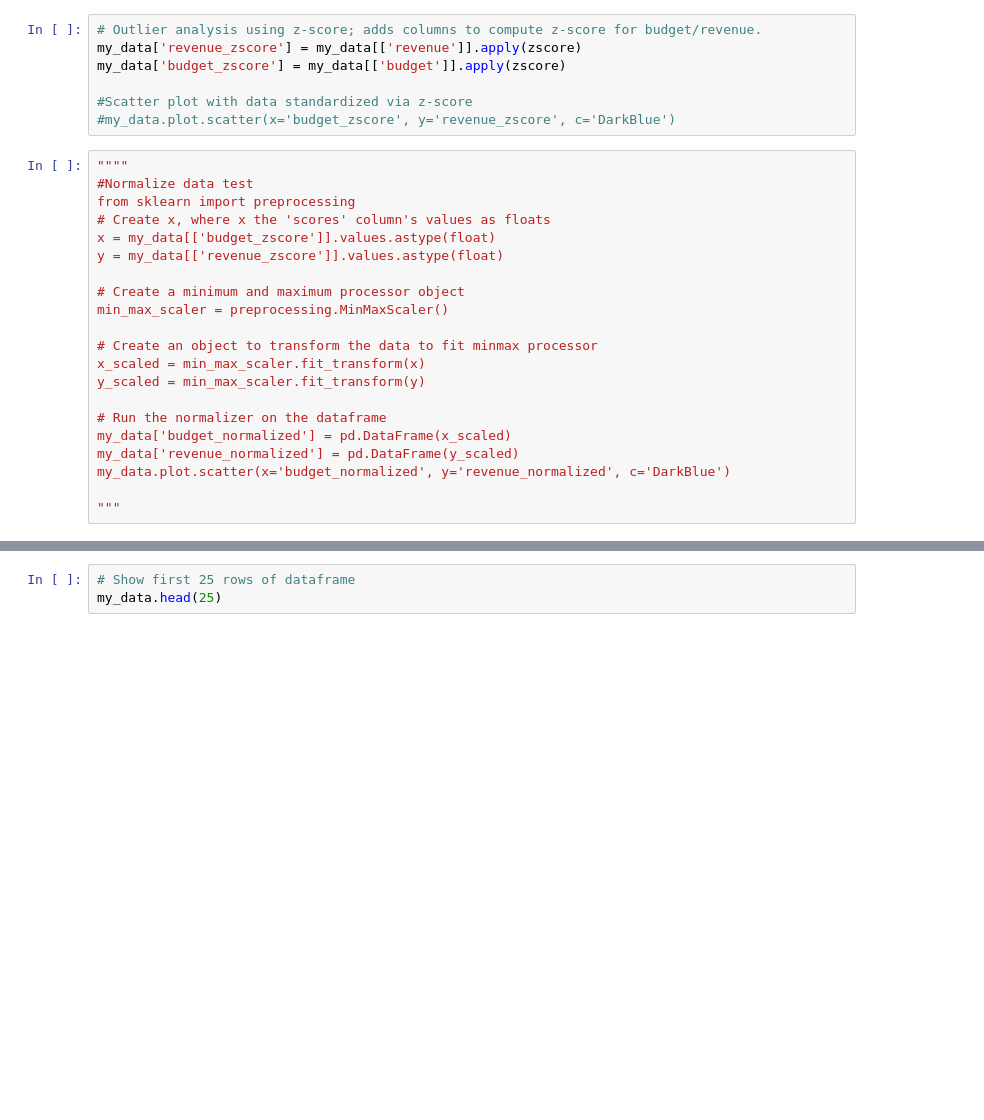
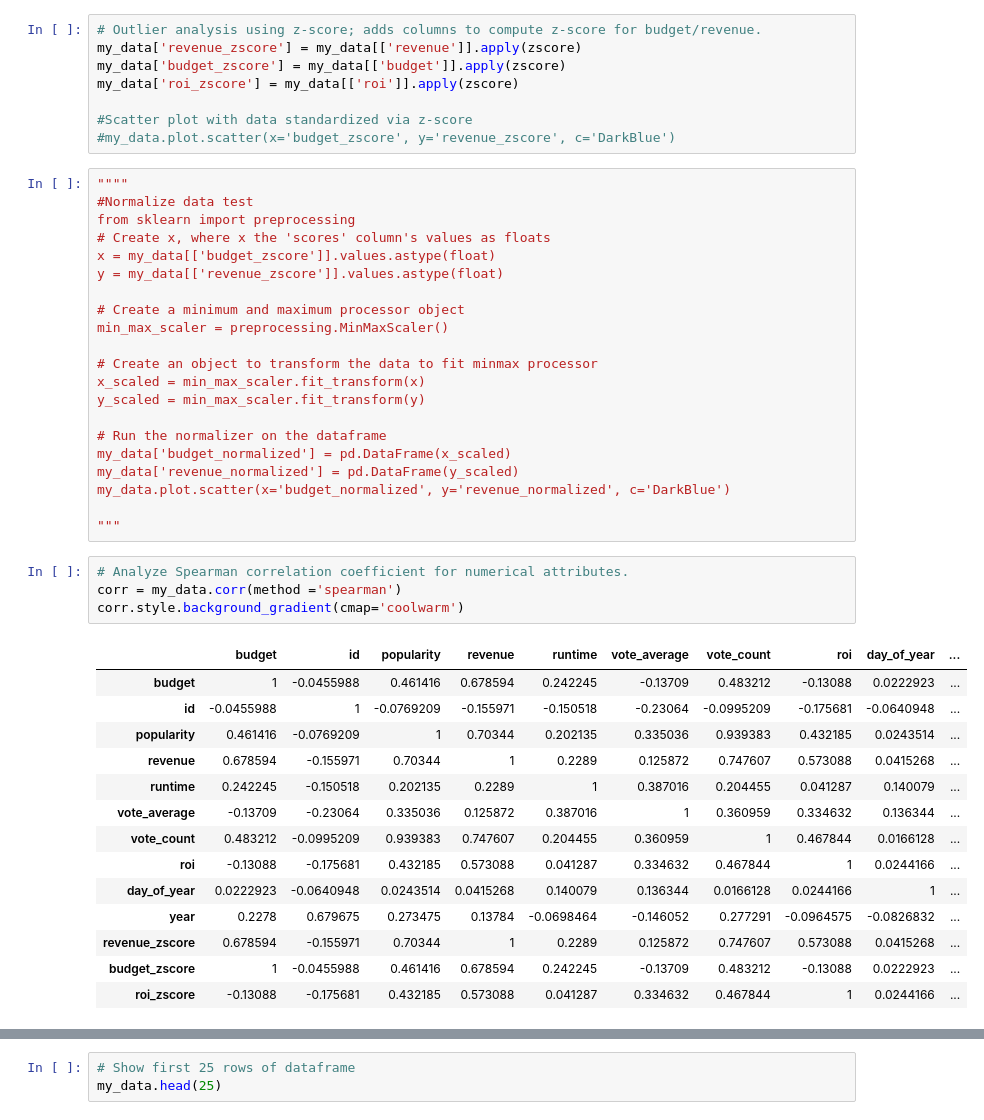
Before and after one commit to joerware/TheMinerLeaguers, a Jupyter notebook: TheMinerLeaguers.ipynb, the cells around one changed output, grey strips where cells are left out. Drawn from its saved outputs; the diff is of its cells as text; blank space fills up the shorter version.

```diff
--- a/TheMinerLeaguers.ipynb
+++ b/TheMinerLeaguers.ipynb
@@ -71,6 +102,7 @@ my_data["genres_clean"].str.join('|').str.get_dummies()
 # Outlier analysis using z-score; adds columns to compute z-score for budget/revenue.
 my_data['revenue_zscore'] = my_data[['revenue']].apply(zscore)
 my_data['budget_zscore'] = my_data[['budget']].apply(zscore)
+my_data['roi_zscore'] = my_data[['roi']].apply(zscore)
 
 #Scatter plot with data standardized via z-score
 #my_data.plot.scatter(x='budget_zscore', y='revenue_zscore', c='DarkBlue')
@@ -95,3 +127,22 @@ my_data['revenue_normalized'] = pd.DataFrame(y_scaled)
 my_data.plot.scatter(x='budget_normalized', y='revenue_normalized', c='DarkBlue')
 
 """
+# %%
+# Analyze Spearman correlation coefficient for numerical attributes.
+corr = my_data.corr(method ='spearman')
+corr.style.background_gradient(cmap='coolwarm')
+# %% [output]
+|  | budget | id | popularity | revenue | runtime | vote_average | vote_count | roi | day_of_year | ... |
+| budget | 1 | -0.0455988 | 0.461416 | 0.678594 | 0.242245 | -0.13709 | 0.483212 | -0.13088 | 0.0222923 | ... |
+| id | -0.0455988 | 1 | -0.0769209 | -0.155971 | -0.150518 | -0.23064 | -0.0995209 | -0.175681 | -0.0640948 | ... |
+| popularity | 0.461416 | -0.0769209 | 1 | 0.70344 | 0.202135 | 0.335036 | 0.939383 | 0.432185 | 0.0243514 | ... |
+| revenue | 0.678594 | -0.155971 | 0.70344 | 1 | 0.2289 | 0.125872 | 0.747607 | 0.573088 | 0.0415268 | ... |
+| runtime | 0.242245 | -0.150518 | 0.202135 | 0.2289 | 1 | 0.387016 | 0.204455 | 0.041287 | 0.140079 | ... |
+| vote_average | -0.13709 | -0.23064 | 0.335036 | 0.125872 | 0.387016 | 1 | 0.360959 | 0.334632 | 0.136344 | ... |
+| vote_count | 0.483212 | -0.0995209 | 0.939383 | 0.747607 | 0.204455 | 0.360959 | 1 | 0.467844 | 0.0166128 | ... |
+| roi | -0.13088 | -0.175681 | 0.432185 | 0.573088 | 0.041287 | 0.334632 | 0.467844 | 1 | 0.0244166 | ... |
+| day_of_year | 0.0222923 | -0.0640948 | 0.0243514 | 0.0415268 | 0.140079 | 0.136344 | 0.0166128 | 0.0244166 | 1 | ... |
+| year | 0.2278 | 0.679675 | 0.273475 | 0.13784 | -0.0698464 | -0.146052 | 0.277291 | -0.0964575 | -0.0826832 | ... |
+| revenue_zscore | 0.678594 | -0.155971 | 0.70344 | 1 | 0.2289 | 0.125872 | 0.747607 | 0.573088 | 0.0415268 | ... |
+| budget_zscore | 1 | -0.0455988 | 0.461416 | 0.678594 | 0.242245 | -0.13709 | 0.483212 | -0.13088 | 0.0222923 | ... |
+| roi_zscore | -0.13088 | -0.175681 | 0.432185 | 0.573088 | 0.041287 | 0.334632 | 0.467844 | 1 | 0.0244166 | ... |
```
Also changed, not shown: parts of 9 cells of this notebook, 1 other file.
